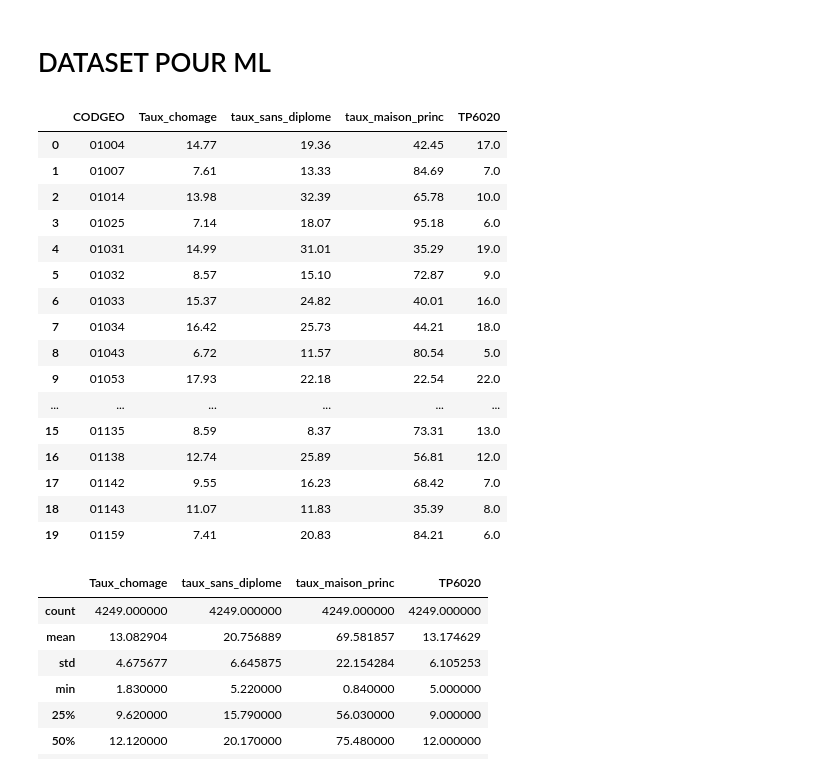
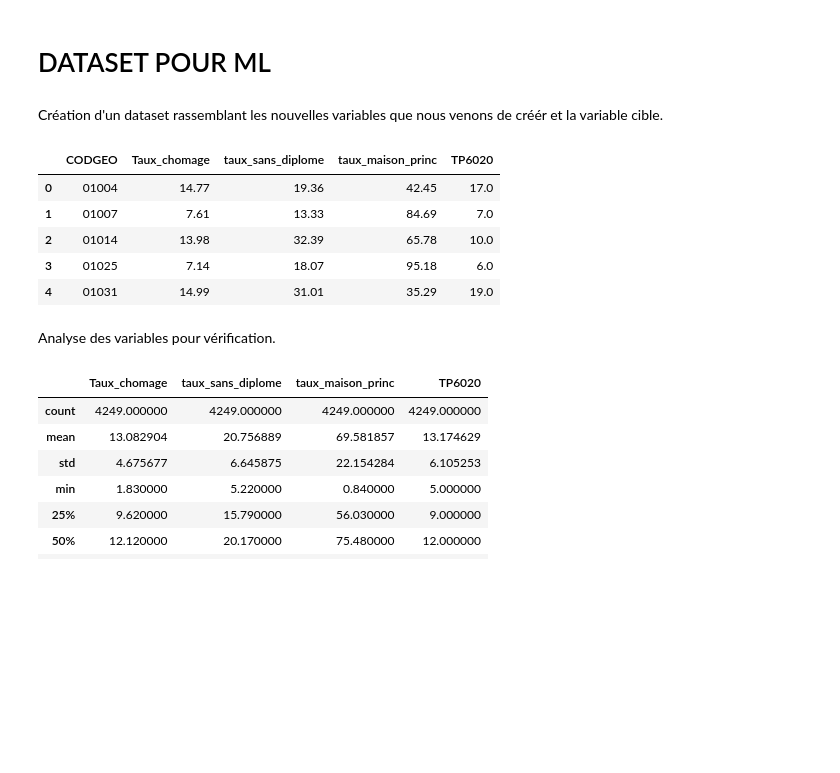
Before and after one commit to Mariehf64/fev23cda_french_industry, a Jupyter notebook: notebooks/Dataset 2020 - Transformation de variables pour ML - dataset complet.ipynb, the cells around one changed output. Drawn from its saved outputs; the diff is of its cells as text; code cells hidden in the pictures; blank space fills up the shorter version.

```diff
--- a/notebooks/Dataset 2020 - Transformation de variables pour ML - dataset complet.ipynb
+++ b/notebooks/Dataset 2020 - Transformation de variables pour ML - dataset complet.ipynb
@@ -218,47 +243,37 @@ pd.DataFrame({'P19_F0610': P19_F0610[0:5], 'P19_FSCOL0610': P19_FSCOL0610[0:5]})
 # %% [markdown]
 # DATASET POUR ML #
+# %% [markdown]
+Création d'un dataset rassemblant les nouvelles variables que nous venons de créér et la variable cible.
 # %%
 data = pd.DataFrame({'CODGEO': df.CODGEO,
                      'Taux_chomage': Taux_chomage,
-                     #'taux_proprietaire_princ': taux_proprietaire_princ,
-                     #'Taux_impact_ets_local': Taux_impact_ets_local,
                      'taux_sans_diplome': taux_sans_diplome,
-                     #'Taux_chomage_sans_diplome': Taux_chomage_sans_diplome,
-                     #'ratio_pop_par_menage': ratio_pop_par_menage,
-                     #'part_presta_logement': df.PPLOGT20, #parr des presta logement dans les presta sociales
-                     #'ratio_ets_pop': ratio_ets_pop,
-                     #'commune_industrielle': commune_industrielle,
-                     #'taux_postes_ind': taux_postes_ind,
-                     #'Taux_scolarisation_femme6_10': Taux_scolarisation_femme6_10,
-                     #'taux_crea_ind': taux_crea_ind,
                      'taux_maison_princ': taux_maison_princ,
-                     #'Taux_femme_seule': Taux_femme_seule,
-                     #'taux_crea': taux_crea,
-                     #'taux_menage_CSP_plus': taux_menage_CSP_plus,
-                     #'taux_femmes_sans_diplome': taux_femmes_sans_diplome,
-                     #'taux_scolarisation_1824': taux_scolarisation_1824,
                      'TP6020': df.TP6020,
                     })
 
-data.head(20)
+"""
+Variables sélectionnées par Marie-Hélène pour mémo :
+                     'Taux_chomage'
+                     'taux_sans_diplome'
+                     'P19_NPER_RP_LOC': df.P19_NPER_RP_LOC, #Pers Rés princ occupées Locataires en 2019 (princ)
+                     'P19_INACT1564': df.P19_INACT1564, #Inactifs 15-64 ans en 2019 (princ)
+                     'SNHMO20': df.SNHMO20, #Salaire net hor. moy. ouvriers en 2020 (€)
+                     'SNHME20' : df.SNHME20, #Salaire net hor. moy. employés en 2020 (€)
+
+"""
+
+
+data.head()
 # %% [output]
 |  | CODGEO | Taux_chomage | taux_sans_diplome | taux_maison_princ | TP6020 |
 | 0 | 01004 | 14.77 | 19.36 | 42.45 | 17.0 |
 | 1 | 01007 | 7.61 | 13.33 | 84.69 | 7.0 |
 | 2 | 01014 | 13.98 | 32.39 | 65.78 | 10.0 |
 | 3 | 01025 | 7.14 | 18.07 | 95.18 | 6.0 |
 | 4 | 01031 | 14.99 | 31.01 | 35.29 | 19.0 |
-| 5 | 01032 | 8.57 | 15.10 | 72.87 | 9.0 |
-| 6 | 01033 | 15.37 | 24.82 | 40.01 | 16.0 |
-| 7 | 01034 | 16.42 | 25.73 | 44.21 | 18.0 |
-| 8 | 01043 | 6.72 | 11.57 | 80.54 | 5.0 |
-| 9 | 01053 | 17.93 | 22.18 | 22.54 | 22.0 |
-| ... | ... | ... | ... | ... | ... |
-| 15 | 01135 | 8.59 | 8.37 | 73.31 | 13.0 |
-| 16 | 01138 | 12.74 | 25.89 | 56.81 | 12.0 |
-| 17 | 01142 | 9.55 | 16.23 | 68.42 | 7.0 |
-| 18 | 01143 | 11.07 | 11.83 | 35.39 | 8.0 |
-| 19 | 01159 | 7.41 | 20.83 | 84.21 | 6.0 |
+# %% [markdown]
+Analyse des variables pour vérification.
 # %%
 data.describe()
 # %% [output]
```
Also changed, not shown: parts of 43 cells of this notebook.
